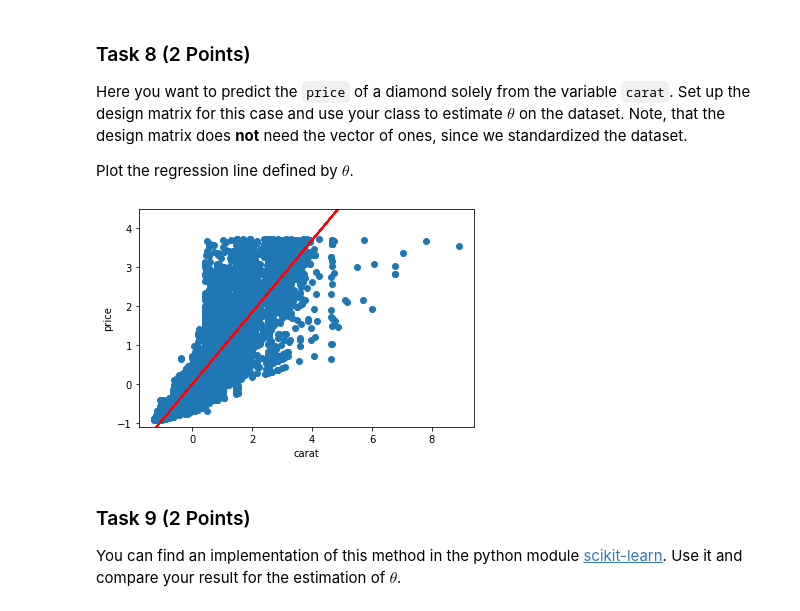
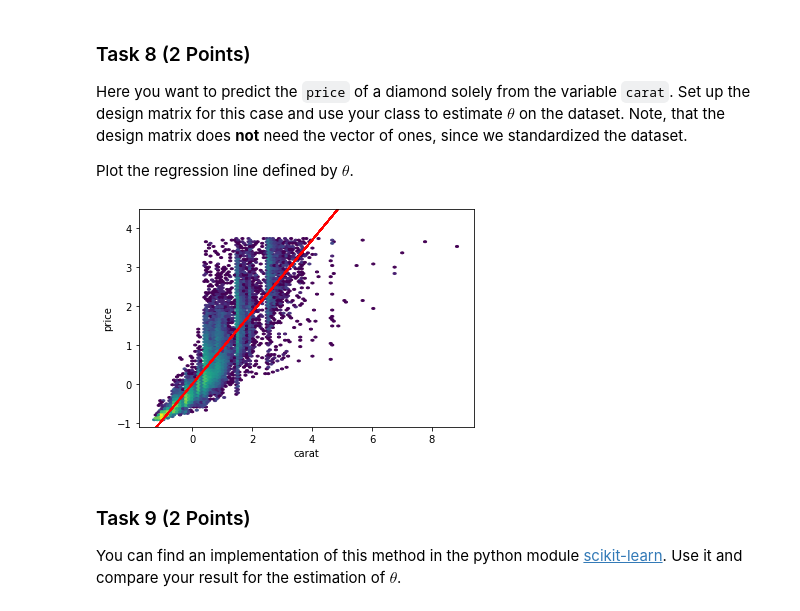
Before and after one commit to eichelb4rt/hw, a Jupyter notebook: S8_SS2022/AGML_Lab/02/exercise1.ipynb, the cells around one changed output. Cells and saved outputs as stored; diff of their text form; code cells hidden in the pictures.

```diff
--- a/S8_SS2022/AGML_Lab/02/exercise1.ipynb
+++ b/S8_SS2022/AGML_Lab/02/exercise1.ipynb
@@ -210,28 +215,29 @@ Plot the regression line defined by $\theta$.
 # %%
 X = np.array([carat])
 Y = np.array([price]).T
 
 linreg = LinReg()
 linreg.fit(X, Y)
 PREDICTION = linreg.predict(X)
 
 # we got matrices, we want an arrays to plot it
 x = X[0]
 y = Y[:,0]
 prediction = PREDICTION[0]
 
 # plot data
-plt.scatter(x, y)
+# plt.scatter(x, y)
+plt.hexbin(carat, price, bins='log')
 # plot regression
 plt.plot(x, prediction, color='red')
 # labels
 plt.xlabel('carat')
 plt.ylabel('price')
 # set plotting range properly
 plt.ylim((np.min(y) * 1.2, np.max(y) * 1.2))
 plt.show()
 # %% [output]
-[figure, old version]
+[figure, new version]
 # %% [markdown]
 ### Task 9 (2 Points)
 
```
Also changed, not shown: parts of 3 cells of this notebook.
